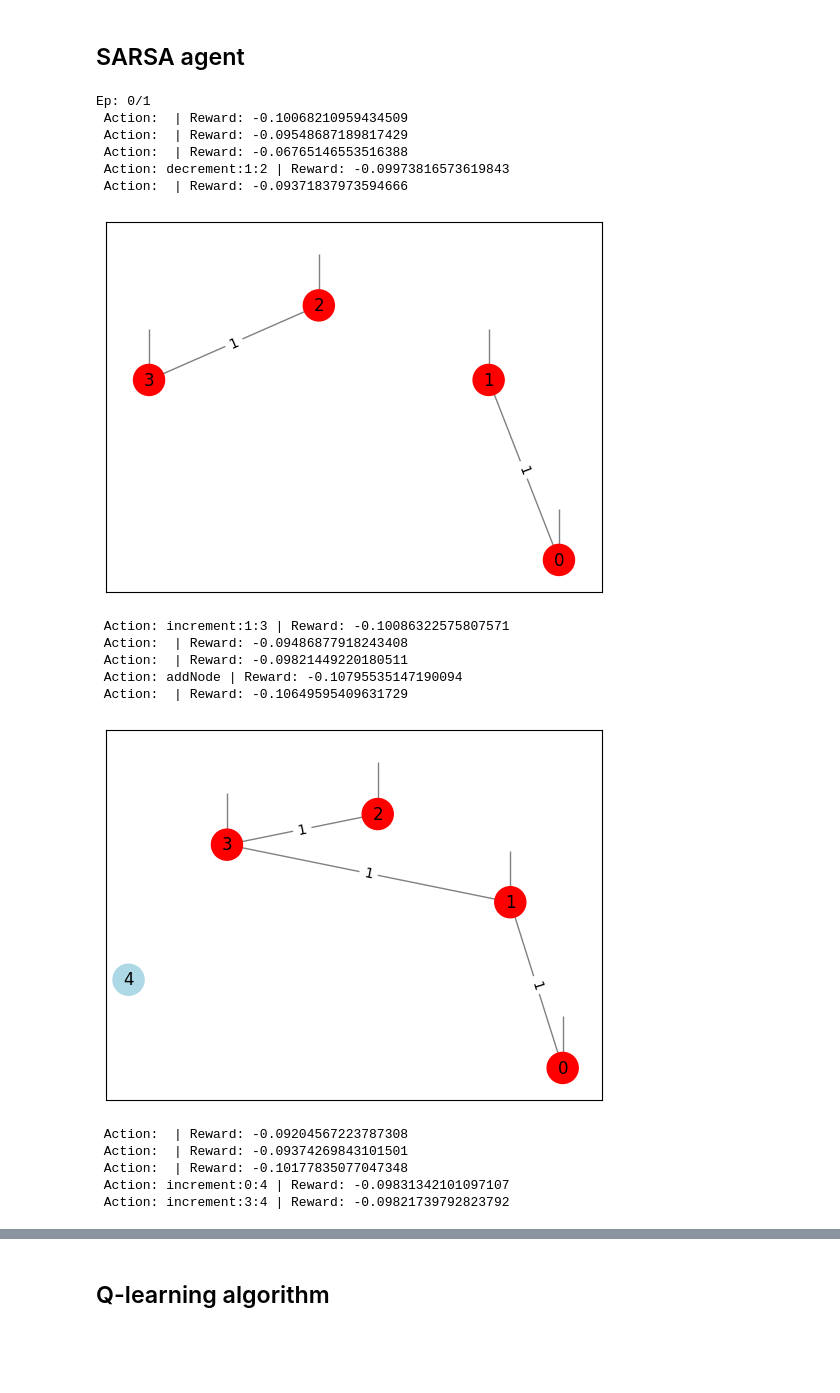
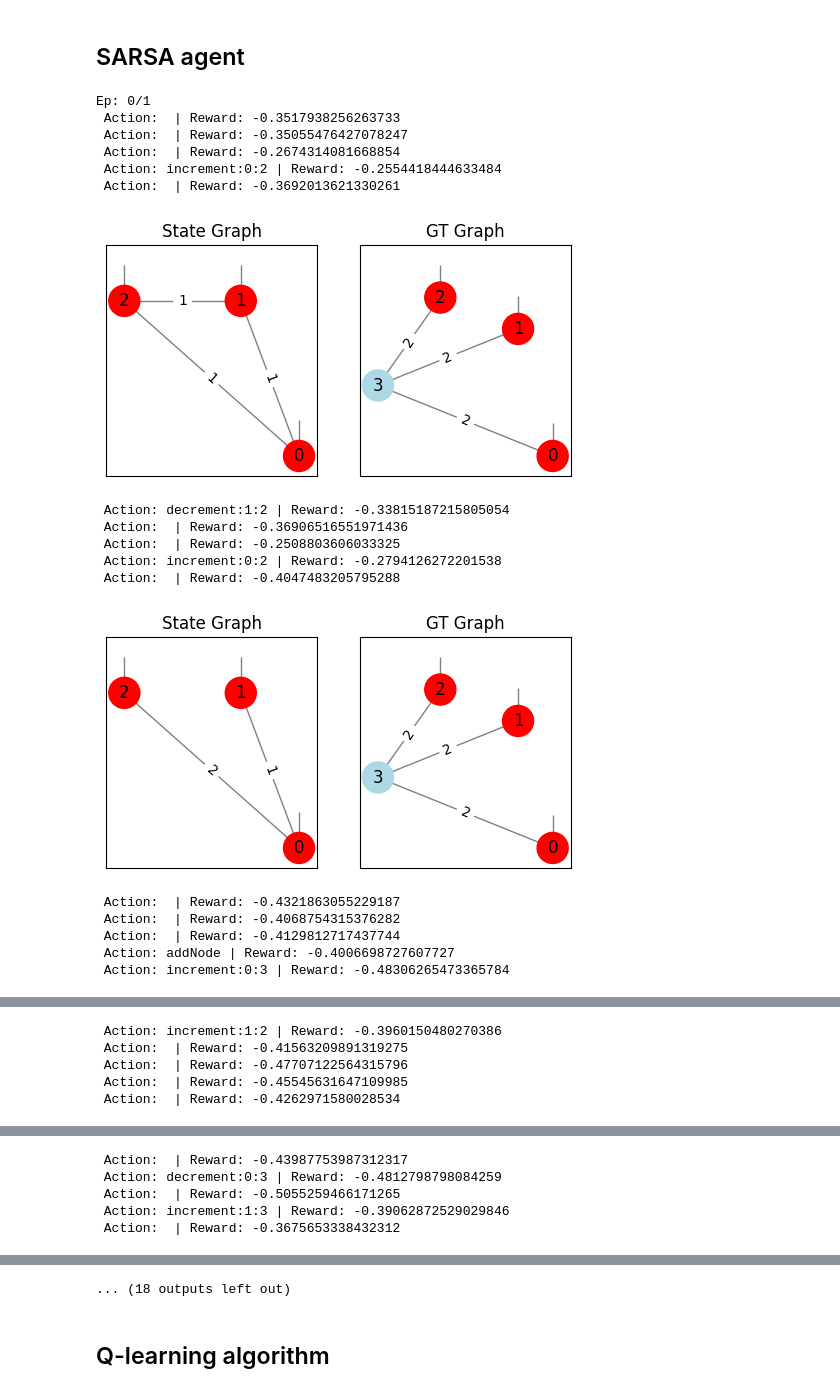
Before and after one commit to marawangamal/rltn, a Jupyter notebook: rl_tensor_networks.ipynb, the cells around one changed output, grey strips where cells are left out. Drawn from its saved outputs; the diff is of its cells as text; code cells hidden in the pictures; blank space fills up the shorter version.

```diff
--- a/rl_tensor_networks.ipynb
+++ b/rl_tensor_networks.ipynb
@@ -916,0 +901,7 @@ print(env.state)
+# %%
+# Example usage (with ground truth visualization)
+target_tensor = np.random.randn(4,4, 4, 4)
+gt_graph = np.eye(4, 4, 1) + np.eye(4, 4, -1)
+gt_free_dimensions = np.array([4,4,4,4])
+env = Environment(target_tensor, reward_breakdown=True, gt_graph=gt_graph, gt_free_dimensions=gt_free_dimensions)
+env.plot_adjacency_matrix()
@@ -1127,50 +1122,60 @@ def random_policy(state):
 # %%
 def get_problem(prob_num=1):
 
-  # Target a
+  # Target a (Tucker)
   if prob_num == 1:
-    dim_a, dim_b, dim_c, dim_r, dim_t = 4, 4, 4, 2, 8
+    dim_a, dim_b, dim_c, dim_r = 4, 4, 4, 2
     a = np.random.randn(dim_a, dim_r)
     b = np.random.randn(dim_b, dim_r)
     c = np.random.randn(dim_c, dim_r)
-    t = np.random.randn(dim_r, dim_r, dim_r, dim_t)
-    target_tensor = np.einsum('ai, bj, ck, ijkt->abct', a, b, c, t)
-    return target_tensor
+    g = np.random.randn(dim_r, dim_r, dim_r)
+    target_tensor = np.einsum('ai, bj, ck, ijk->abc', a, b, c, g)
+    gt_graph = np.array([
+        [0, 0, 0, dim_r],
+        [0, 0, 0, dim_r],
+        [0, 0, 0, dim_r],
+        [dim_r, dim_r, dim_r, 0],
+    ])
+    gt_free_dimensions = np.array([dim_a, dim_b, dim_c])
+    return target_tensor, gt_graph, gt_free_dimensions
 # %%
 ## Running SARSA on the environment on 5 different seeds
 
 epsilon = 0.5 #@param {allow-input: true}
 step_size = 0.1 #@param {allow-input: true}
 discount = 0.99 #@param
 num_runs =  5 #@param {allow-input: true}
 num_episodes = 1 #@param {allow-input: true}
 
 # Setup env
-target_tensor = get_problem(1)
-env = Environment(target_tensor, verbose=False)
+target_tensor, gt_graph, gt_free_dimensions = get_problem(1)
+# gt_graph = np.eye(4, 4, 1) + np.eye(4, 4, -1)
+# gt_free_dimensions = np.array([4,4,4,4])
+env = Environment(target_tensor, gt_graph=gt_graph, gt_free_dimensions=gt_free_dimensions)
+# env = Environment(target_tensor, verbose=False)
 
 sarsa_returns = []
 sarsa_agents = []
 for i in range(num_runs):
     returns, agent,last_state = td_control(env, agent_class=SarsaAgent, epsilon=epsilon, step_size=step_size, run=i, num_episodes=num_episodes, discount=discount)
     sarsa_returns.append(returns)
     sarsa_agents.append(agent)
 # %% [output]
 Ep: 0/1
- Action:  | Reward: -0.10068210959434509
- Action:  | Reward: -0.09548687189817429
- Action:  | Reward: -0.06765146553516388
- Action: decrement:1:2 | Reward: -0.09973816573619843
- Action:  | Reward: -0.09371837973594666
+ Action:  | Reward: -0.3517938256263733
+ Action:  | Reward: -0.35055476427078247
+ Action:  | Reward: -0.2674314081668854
+ Action: increment:0:2 | Reward: -0.2554418444633484
+ Action:  | Reward: -0.3692013621330261
-[figure, old version]
+[figure, new version]
- Action: increment:1:3 | Reward: -0.10086322575807571
- Action:  | Reward: -0.09486877918243408
- Action:  | Reward: -0.09821449220180511
- Action: addNode | Reward: -0.10795535147190094
- Action:  | Reward: -0.10649595409631729
+ Action: decrement:1:2 | Reward: -0.33815187215805054
+ Action:  | Reward: -0.36906516551971436
+ Action:  | Reward: -0.2508803606033325
+ Action: increment:0:2 | Reward: -0.2794126272201538
+ Action:  | Reward: -0.4047483205795288
-[figure, old version]
+[figure, new version]
- Action:  | Reward: -0.09204567223787308
- Action:  | Reward: -0.09374269843101501
- Action:  | Reward: -0.10177835077047348
- Action: increment:0:4 | Reward: -0.09831342101097107
- Action: increment:3:4 | Reward: -0.09821739792823792
+ Action:  | Reward: -0.4321863055229187
+ Action:  | Reward: -0.4068754315376282
+ Action:  | Reward: -0.4129812717437744
+ Action: addNode | Reward: -0.4006698727607727
+ Action: increment:0:3 | Reward: -0.48306265473365784
@@ -1177,0 +1183,5 @@ Ep: 0/1
+ Action: increment:1:2 | Reward: -0.3960150480270386
+ Action:  | Reward: -0.41563209891319275
+ Action:  | Reward: -0.47707122564315796
+ Action:  | Reward: -0.45545631647109985
+ Action:  | Reward: -0.4262971580028534
@@ -1177,0 +1189,5 @@ Ep: 0/1
+ Action:  | Reward: -0.43987753987312317
+ Action: decrement:0:3 | Reward: -0.4812798798084259
+ Action:  | Reward: -0.5055259466171265
+ Action: increment:1:3 | Reward: -0.39062872529029846
+ Action:  | Reward: -0.3675653338432312
@@ -1178,3 +1201,4 @@ Ep: 0/1
+... (18 outputs left out)
 # %%
 target_tensor
 # %%
```
Also changed, not shown: parts of 8 cells of this notebook.
